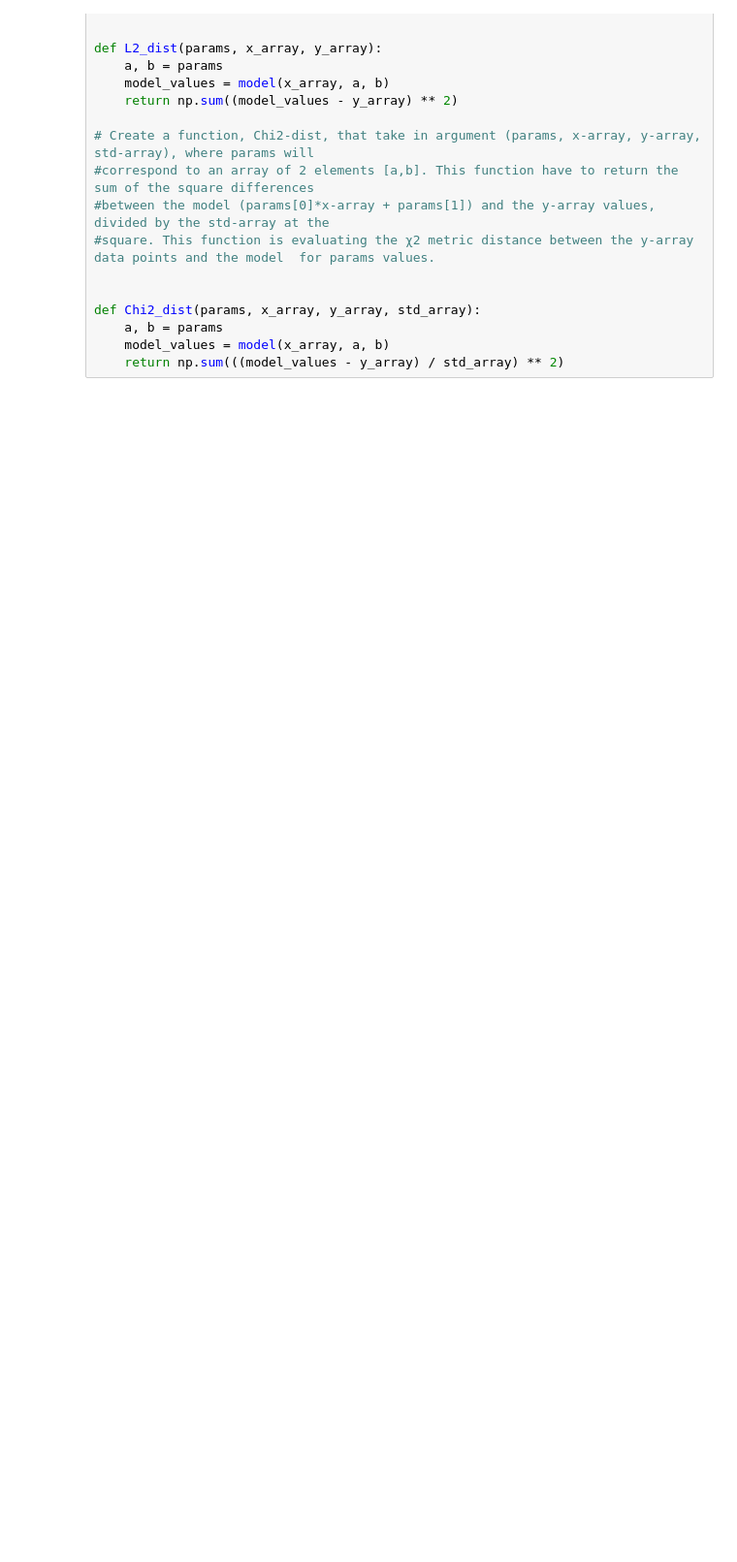
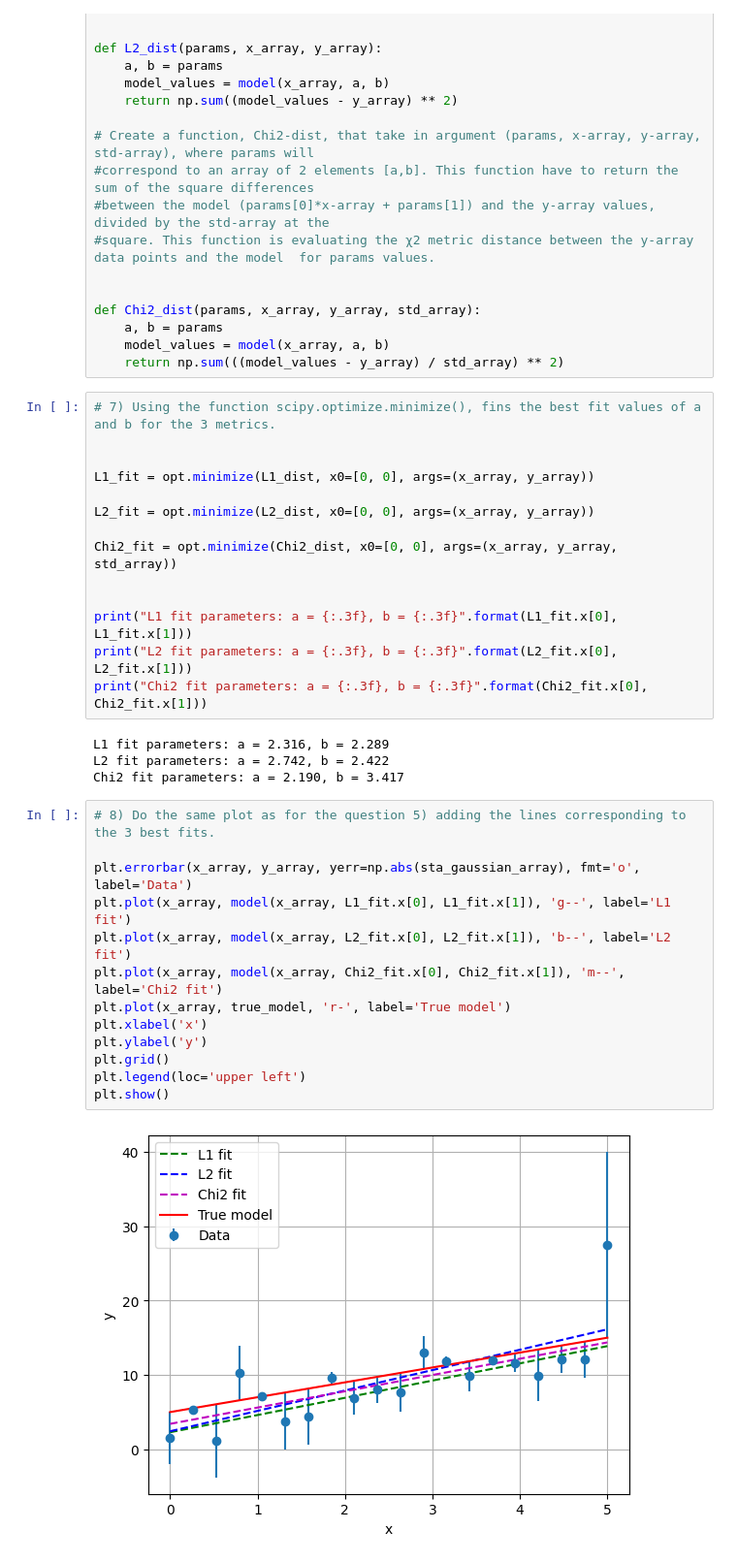
Before and after one commit to mazapataa/NNbasic, a Jupyter notebook: Randoms_Linear Regression.ipynb, the cells around one changed output. Shown at 97% size. Saved outputs shown, nothing was run; the diff lists cells and outputs as text; blank space fills up the shorter version.

```diff
--- a/Randoms_Linear Regression.ipynb
+++ b/Randoms_Linear Regression.ipynb
@@ -106,3 +107,36 @@ def Chi2_dist(params, x_array, y_array, std_array):
     a, b = params
     model_values = model(x_array, a, b)
     return np.sum(((model_values - y_array) / std_array) ** 2)
+# %%
+# 7) Using the function scipy.optimize.minimize(), fins the best fit values of a and b for the 3 metrics.
+
+
+L1_fit = opt.minimize(L1_dist, x0=[0, 0], args=(x_array, y_array))
+
+L2_fit = opt.minimize(L2_dist, x0=[0, 0], args=(x_array, y_array))
+
+Chi2_fit = opt.minimize(Chi2_dist, x0=[0, 0], args=(x_array, y_array, std_array))
+
+
+print("L1 fit parameters: a = {:.3f}, b = {:.3f}".format(L1_fit.x[0], L1_fit.x[1]))
+print("L2 fit parameters: a = {:.3f}, b = {:.3f}".format(L2_fit.x[0], L2_fit.x[1]))
+print("Chi2 fit parameters: a = {:.3f}, b = {:.3f}".format(Chi2_fit.x[0], Chi2_fit.x[1]))
+# %% [output]
+L1 fit parameters: a = 2.316, b = 2.289
+L2 fit parameters: a = 2.742, b = 2.422
+Chi2 fit parameters: a = 2.190, b = 3.417
+# %%
+# 8) Do the same plot as for the question 5) adding the lines corresponding to the 3 best fits.
+
+plt.errorbar(x_array, y_array, yerr=np.abs(sta_gaussian_array), fmt='o', label='Data')
+plt.plot(x_array, model(x_array, L1_fit.x[0], L1_fit.x[1]), 'g--', label='L1 fit')
+plt.plot(x_array, model(x_array, L2_fit.x[0], L2_fit.x[1]), 'b--', label='L2 fit')
+plt.plot(x_array, model(x_array, Chi2_fit.x[0], Chi2_fit.x[1]), 'm--', label='Chi2 fit')
+plt.plot(x_array, true_model, 'r-', label='True model')
+plt.xlabel('x')
+plt.ylabel('y')
+plt.grid()
+plt.legend(loc='upper left')
+plt.show()
+# %% [output]
+[figure, added]
```
Also changed, not shown: parts of 3 cells of this notebook.
